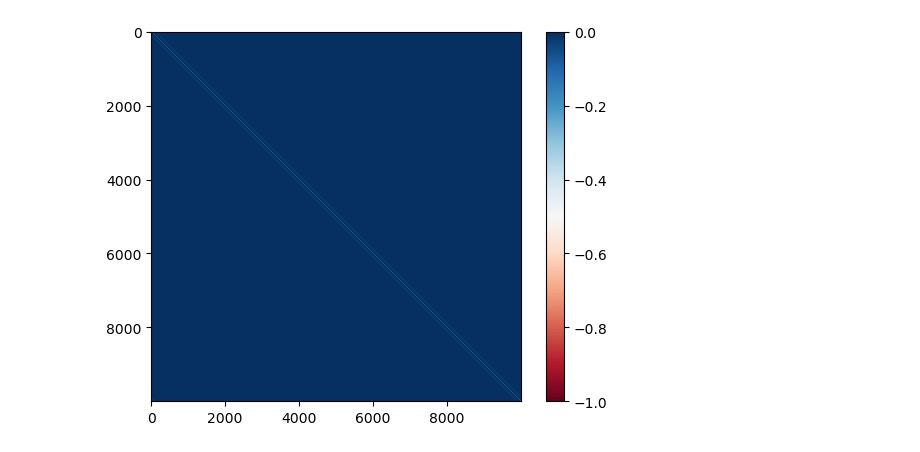
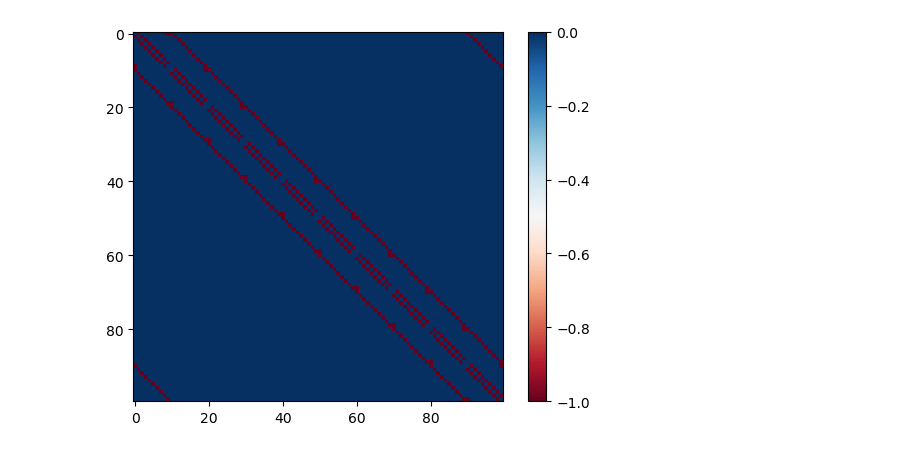
Before and after one commit to j-curtis/spin-glass-noise, a Jupyter notebook: testing.ipynb, the cells around one changed output. Cells and saved outputs as stored; diff of their text form; code cells hidden in the pictures.

```diff
--- a/testing.ipynb
+++ b/testing.ipynb
@@ -5,22 +6,25 @@ import glauber
 # %%
-Lx = 100
-Ly = 100
+Lx = 10
+Ly = 10
 
-spins_initial = glauber.initialize_spins(Lx,Ly,random=False)
+spins_initial = glauber.initialize_spins(Lx,Ly,random=True)
 
 J_matrix = glauber.nn_coupling(-1.,Lx,Ly)
+nn_matrix = glauber.nn_indices(Lx,Ly)
 #J_matrix = glauber.nn_coupling_random(-1.,0.5,Lx,Ly)
 
 plt.imshow(J_matrix,cmap='RdBu')
 plt.colorbar()
 plt.show()
 
-nTs = 10
-Ts = np.linspace(1.,3.,nTs)
+nTs = 7
+Ts = np.linspace(2.,0.5,nTs)
 
-nsweeps = 500
+nsweeps = 1000
 mags = np.zeros((nTs,nsweeps))
+spins = np.zeros((nTs,Lx*Ly,nsweeps))
+times = np.zeros((2,nTs))
 # %% [output]
-[figure, old version]
+[figure, new version]
 # %%
 for i in range(nTs):
```
Also changed, not shown: parts of 19 cells of this notebook, 1 other file.
